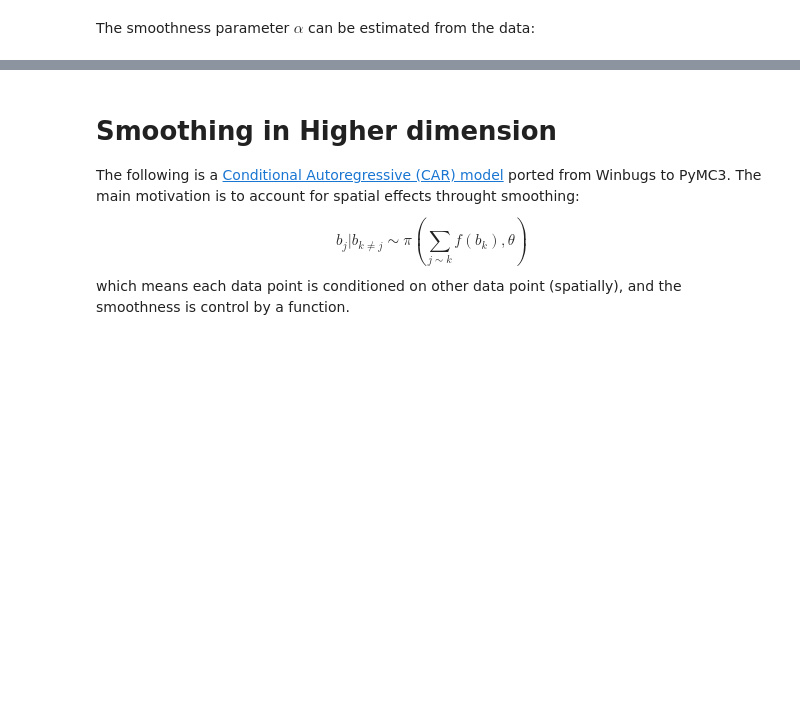
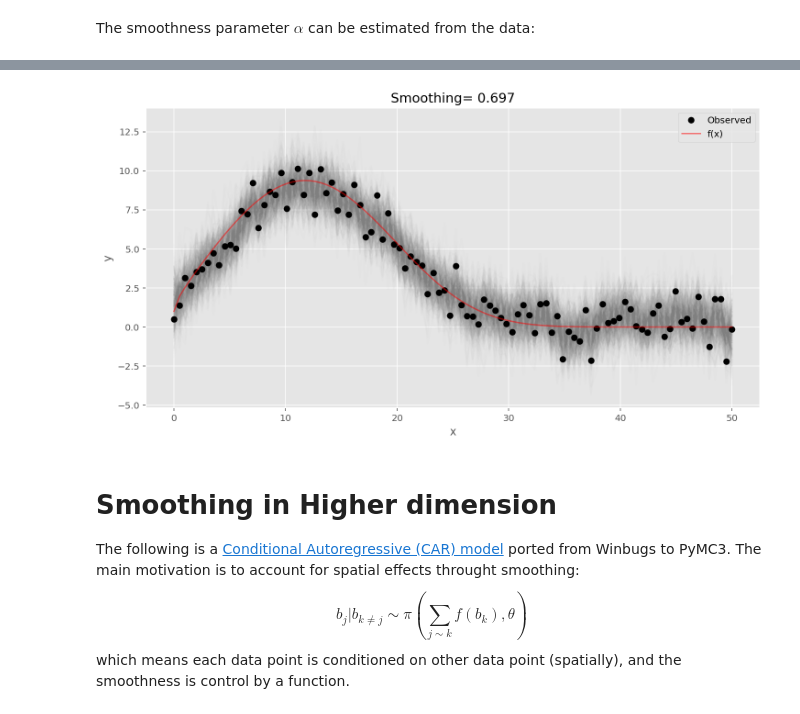
Before and after one commit to junpenglao/Bayesian_Smoothing_EyeMovement, a Jupyter notebook: Bayesian_Smoothing.ipynb, the cells around one changed output, grey strips where cells are left out. Saved outputs shown, nothing was run; the diff lists cells and outputs as text; code cells hidden in the pictures; blank space fills up the shorter version.

```diff
--- a/Bayesian_Smoothing.ipynb
+++ b/Bayesian_Smoothing.ipynb
@@ -171,3 +172,15 @@ title('Smoothing= %.3f' % np.mean(trace['alpha']));
+# %%
+ppc = pm.sample_ppc(trace, 500, model=model2)
+
+plot(x, ppc['obs'].T, alpha=.02,color='gray');
+plot(x, y, 'ok', label='Observed')
+plot(x, f, c='red', alpha=.5, label='f(x)')
+legend()
+xlabel('x');
+ylabel('y');
+title('Smoothing= %.3f' % np.mean(trace['alpha']));
+# %% [output]
+[figure, added]
 # %% [markdown]
 # Smoothing in Higher dimension
 
```
Also changed, not shown: parts of 7 cells of this notebook.
